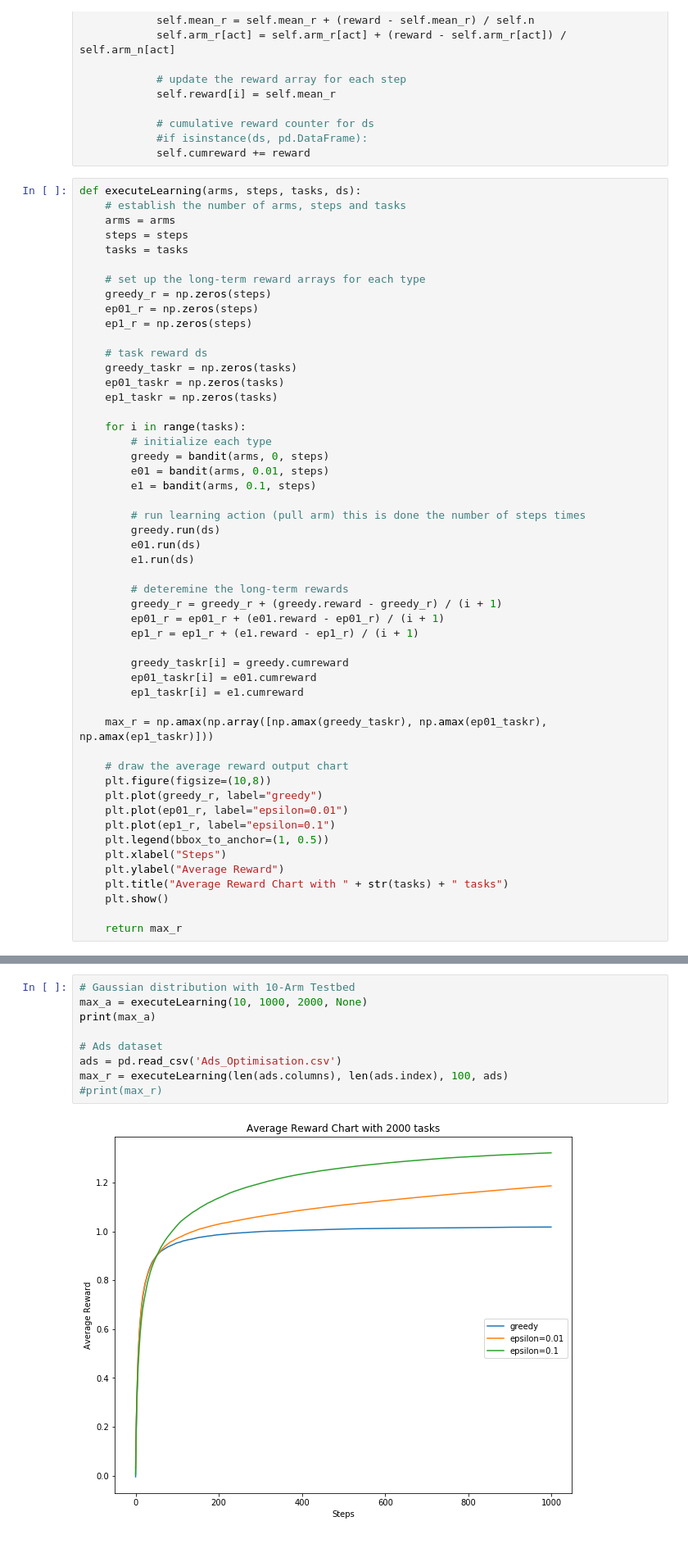
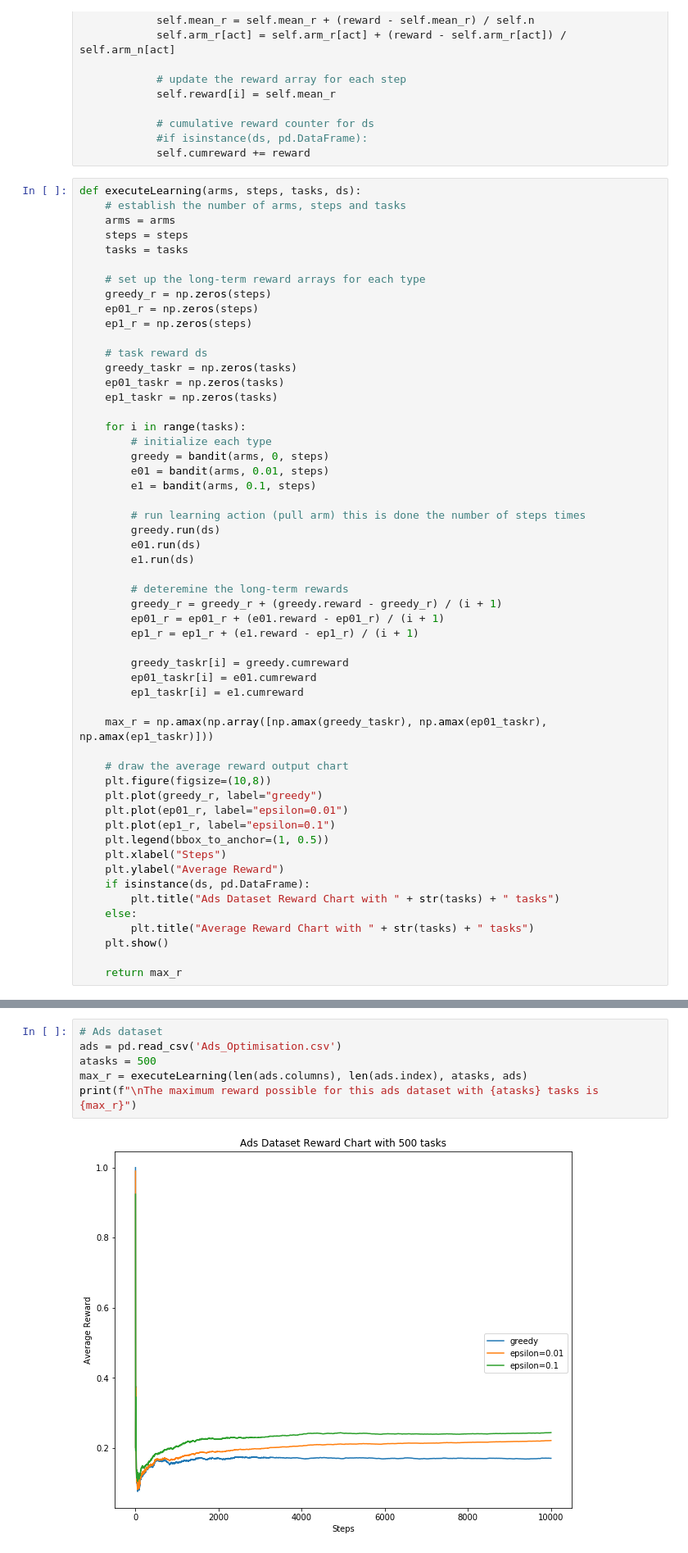
Before and after one commit to FreedomEclipse/multiArmedBandit, a Jupyter notebook: mabandit.ipynb, the cells around one changed output, grey strips where cells are left out. Shown at 82% size. Cells and saved outputs as stored; diff of their text form.

```diff
--- a/mabandit.ipynb
+++ b/mabandit.ipynb
@@ -95,7 +100,10 @@ def executeLearning(arms, steps, tasks, ds):
     plt.legend(bbox_to_anchor=(1, 0.5))
     plt.xlabel("Steps")
     plt.ylabel("Average Reward")
-    plt.title("Average Reward Chart with " + str(tasks) + " tasks")
+    if isinstance(ds, pd.DataFrame):
+        plt.title("Ads Dataset Reward Chart with " + str(tasks) + " tasks")
+    else:
+        plt.title("Average Reward Chart with " + str(tasks) + " tasks")
     plt.show()
 
     return max_r
@@ -102,11 +120,8 @@ def executeLearning(arms, steps, tasks, ds):
 # %%
-# Gaussian distribution with 10-Arm Testbed
-max_a = executeLearning(10, 1000, 2000, None)
-print(max_a)
-
 # Ads dataset
 ads = pd.read_csv('Ads_Optimisation.csv')
-max_r = executeLearning(len(ads.columns), len(ads.index), 100, ads)
-#print(max_r)
+atasks = 500
+max_r = executeLearning(len(ads.columns), len(ads.index), atasks, ads)
+print(f"\nThe maximum reward possible for this ads dataset with {atasks} tasks is {max_r}")
 # %% [output]
-[figure, old version]
+[figure, new version]
```
Also changed, not shown: parts of 5 cells of this notebook.
